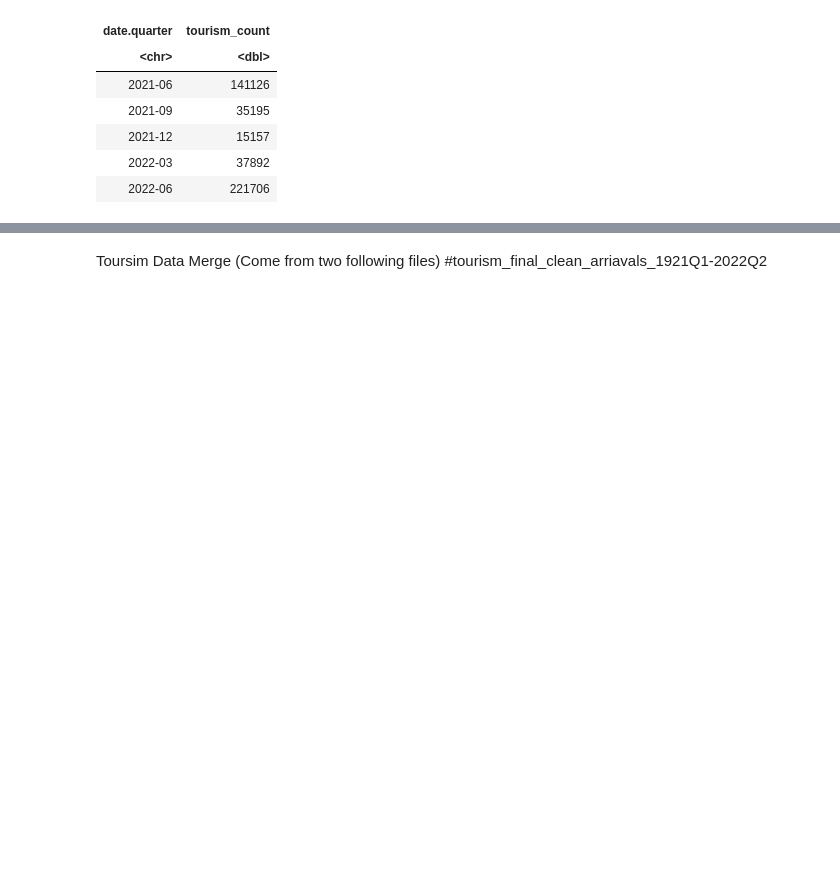
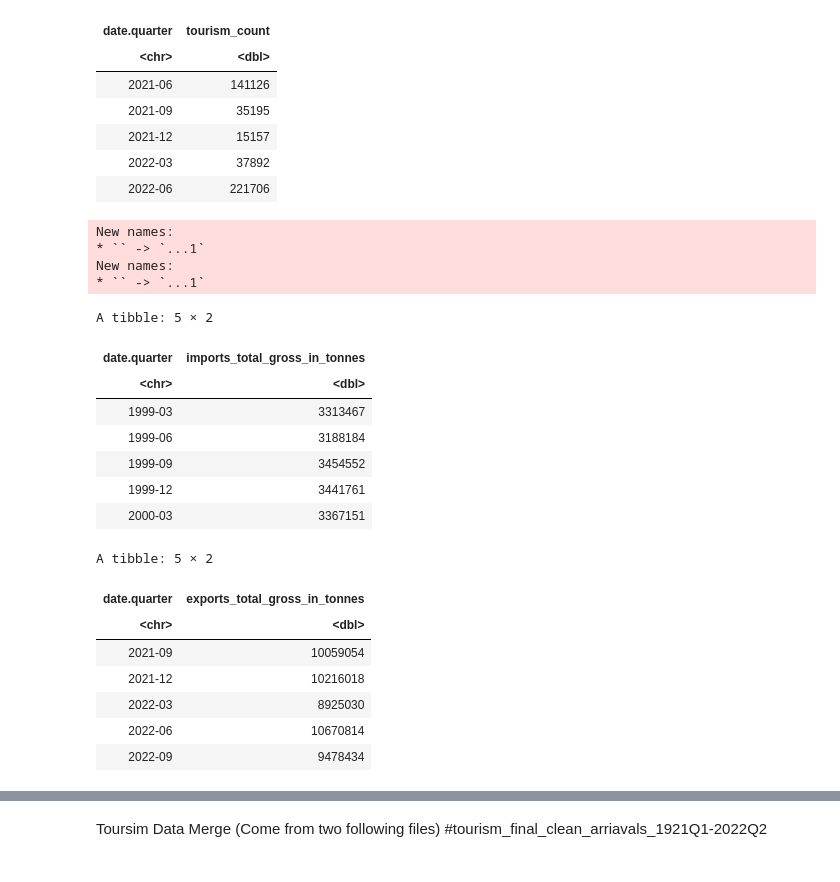
Before and after one commit to ansrali/data422-group-project, a Jupyter notebook: Data_Wrangling.ipynb, the cells around one changed output, grey strips where cells are left out. Saved outputs shown, nothing was run; the diff lists cells and outputs as text; code cells hidden in the pictures; blank space fills up the shorter version.

```diff
--- a/Data_Wrangling.ipynb
+++ b/Data_Wrangling.ipynb
@@ -273,6 +283,50 @@ A tibble: 5 × 2
 | 2021-12 | 15157 |
 | 2022-03 | 37892 |
 | 2022-06 | 221706 |
+# %%
+# imports & exports data
+imports <- read_csv("data/total_imports_final_clean_1988Q1-2022Q3.csv", show_col_types = FALSE)
+names(imports)[names(imports) == "date"] <- "date.quarter"
+names(imports)[names(imports) == "Total_Gross_Imports_in_tonnes"] <- "imports_total_gross_in_tonnes"
+
+q_imports <- imports %>%
+    mutate(date.datetime = map(imports$date.quarter, Yqd2Date)) %>%
+    filter(date.datetime > as.Date("1999-01-01") & date.datetime < as.Date("2022-10-01")) %>%
+    select(date.quarter, imports_total_gross_in_tonnes)
+
+# exports
+exports <- read_csv("data/total_exports_final_clean_1988Q1-2022Q3.csv", show_col_types = FALSE)
+names(exports)[names(exports) == "date"] <- "date.quarter"
+names(exports)[names(exports) == "Total_Gross_Exports_in_tonnes"] <- "exports_total_gross_in_tonnes"
+
+q_exports <- exports %>%
+    mutate(date.datetime = map(exports$date.quarter, Yqd2Date)) %>%
+    filter(date.datetime > as.Date("1999-01-01") & date.datetime < as.Date("2022-10-01")) %>%
+    select(date.quarter, exports_total_gross_in_tonnes)
+
+q_imports %>% head(5)
+q_exports %>% tail(5)
+# %% [output]
+New names:
+* `` -> `...1`
+New names:
+* `` -> `...1`
+A tibble: 5 × 2
+| date.quarter | imports_total_gross_in_tonnes |
+| <chr> | <dbl> |
+| 1999-03 | 3313467 |
+| 1999-06 | 3188184 |
+| 1999-09 | 3454552 |
+| 1999-12 | 3441761 |
+| 2000-03 | 3367151 |
+A tibble: 5 × 2
+| date.quarter | exports_total_gross_in_tonnes |
+| <chr> | <dbl> |
+| 2021-09 | 10059054 |
+| 2021-12 | 10216018 |
+| 2022-03 | 8925030 |
+| 2022-06 | 10670814 |
+| 2022-09 | 9478434 |
 # %%
 all_data <- q_ocr %>%
     left_join(q_cpi) %>%
```
Also changed, not shown: parts of 2 cells of this notebook, 4 other files.
